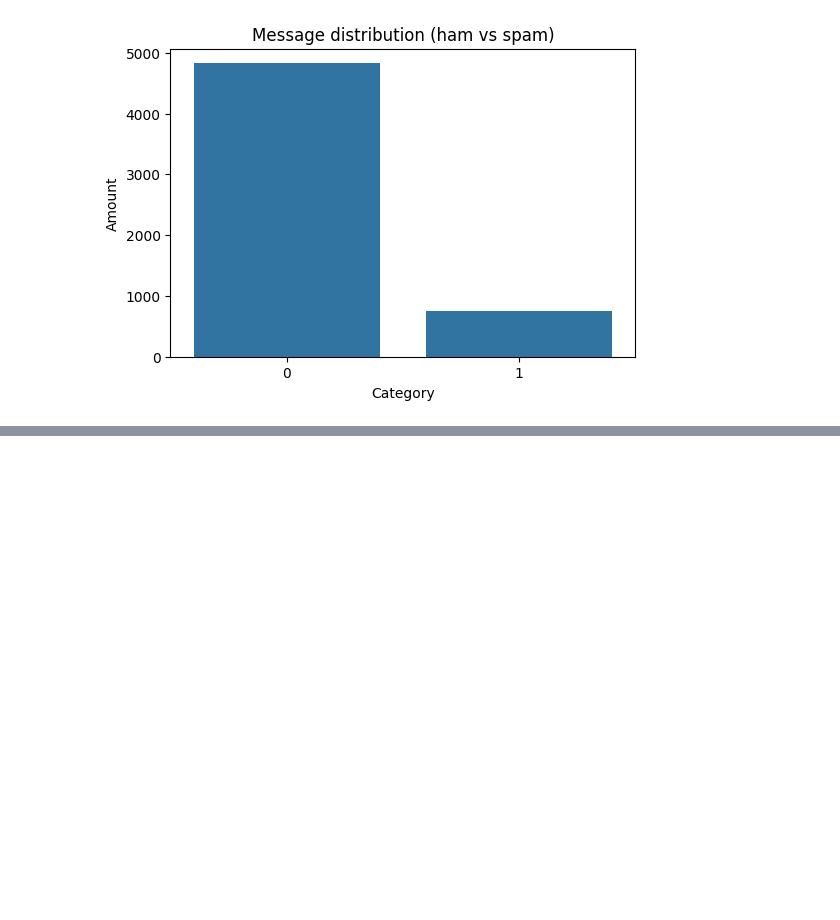
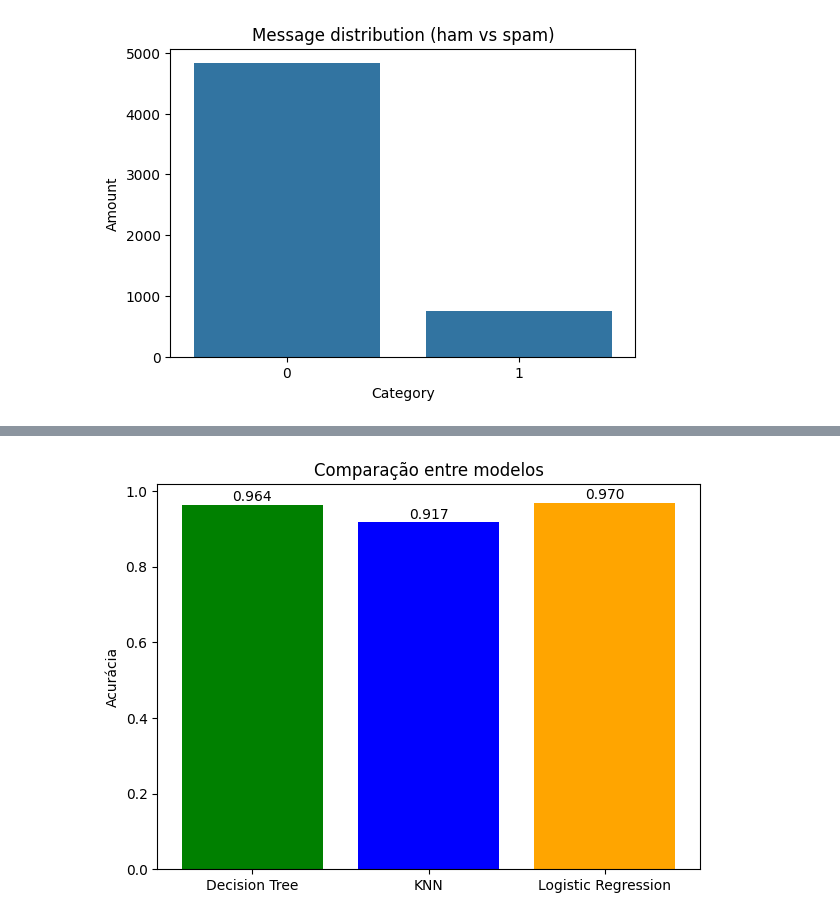
Before and after one commit to Pablohdantas/sms-spam-classification, a Jupyter notebook: sms_spam_classification.ipynb, the cells around one changed output, grey strips where cells are left out. Cells and saved outputs as stored; diff of their text form; code cells hidden in the pictures; blank space fills up the shorter version.

```diff
--- a/sms_spam_classification.ipynb
+++ b/sms_spam_classification.ipynb
@@ -47,0 +142,19 @@ Train/Test sizes: (4457,) (1115,)
+# %%
+import matplotlib.pyplot as plt
+
+acc_tree = accuracy_score(y_test, y_pred_dt)
+acc_knn  = accuracy_score(y_test, y_pred_knn)
+acc_lr   = accuracy_score(y_test, y_pred_lr)
+
+modelos = ["Decision Tree", "KNN", "Logistic Regression"]
+scores = [acc_tree, acc_knn, acc_lr]
+
+plt.figure(figsize=(7,5))
+plt.bar(modelos, scores, color=['green','blue','orange'])
+plt.ylabel("Acurácia")
+plt.title("Comparação entre modelos")
+for i, v in enumerate(scores):
+    plt.text(i, v + 0.01, f"{v:.3f}", ha='center')
+plt.show()
+# %% [output]
+[figure, added]
```
Also changed, not shown: parts of 6 cells of this notebook.
